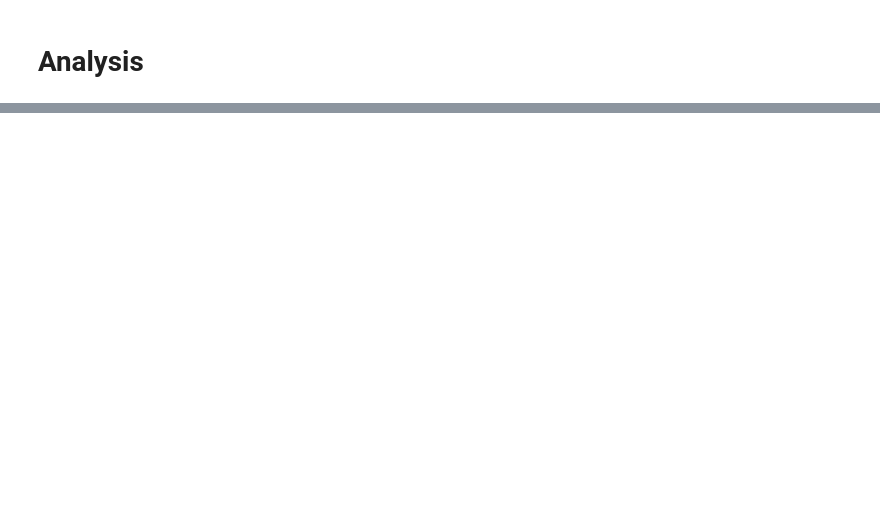
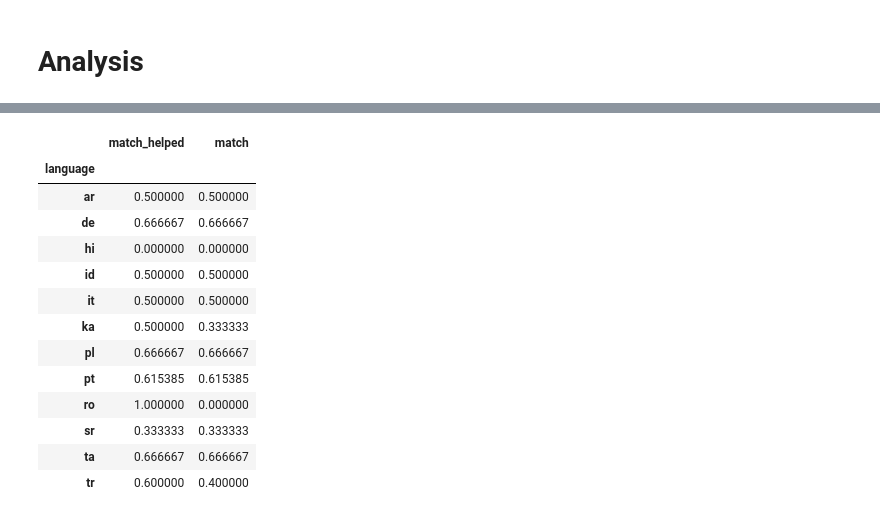
Before and after one commit to TheFloatingString/llm-misinfo-eval, a Jupyter notebook: notebooks/cohere_eval.ipynb, the cells around one changed output, grey strips where cells are left out. Drawn from its saved outputs; the diff is of its cells as text; code cells hidden in the pictures; blank space fills up the shorter version.

```diff
--- a/notebooks/cohere_eval.ipynb
+++ b/notebooks/cohere_eval.ipynb
@@ -153,0 +173,49 @@ df_simple.plot.bar("match")
+# %%
+import re
+
+def cohere_tv_help(row):
+    resp = row['cohere_resp']
+
+    try:
+        resp = float(resp)
+    except ValueError:
+        resp_helped = re.findall(r"(score of )([1-90]+)", resp) #this is going to cut off decimal points - but do they really matter?
+        if resp_helped == []:
+            return 'unknown'
+        (x, score)= resp_helped[0] #really we should only see one, and we need to look at the second element of the pattern(which should be the score
+        resp = float(score)
+
+
+    if resp > 50:
+        return "true"
+
+    else:
+        return "false"
+
+df_results0['cohere_simple_helped'] = df_results0.apply(cohere_tv_help, axis=1)
+
+def match_tv_helped(row):
+    if row['simple_truth'] == row['cohere_simple_helped']:
+        return 1
+    else:
+        return 0
+
+df_results0['match_helped'] = df_results0.apply(match_tv_helped, axis=1)
+df_simple = df_results0.groupby("language")[["match_helped", "match"]].agg(np.mean)
+
+df_simple.head(50) #we don't appear to be seeing any meaningful change in accuracy - but was there a change in understanding?
+# %% [output]
+|  | match_helped | match |
+| language |  |  |
+| ar | 0.500000 | 0.500000 |
+| de | 0.666667 | 0.666667 |
+| hi | 0.000000 | 0.000000 |
+| id | 0.500000 | 0.500000 |
+| it | 0.500000 | 0.500000 |
+| ka | 0.500000 | 0.333333 |
+| pl | 0.666667 | 0.666667 |
+| pt | 0.615385 | 0.615385 |
+| ro | 1.000000 | 0.000000 |
+| sr | 0.333333 | 0.333333 |
+| ta | 0.666667 | 0.666667 |
+| tr | 0.600000 | 0.400000 |
```
Also changed, not shown: parts of 12 cells of this notebook, 1 other file.
